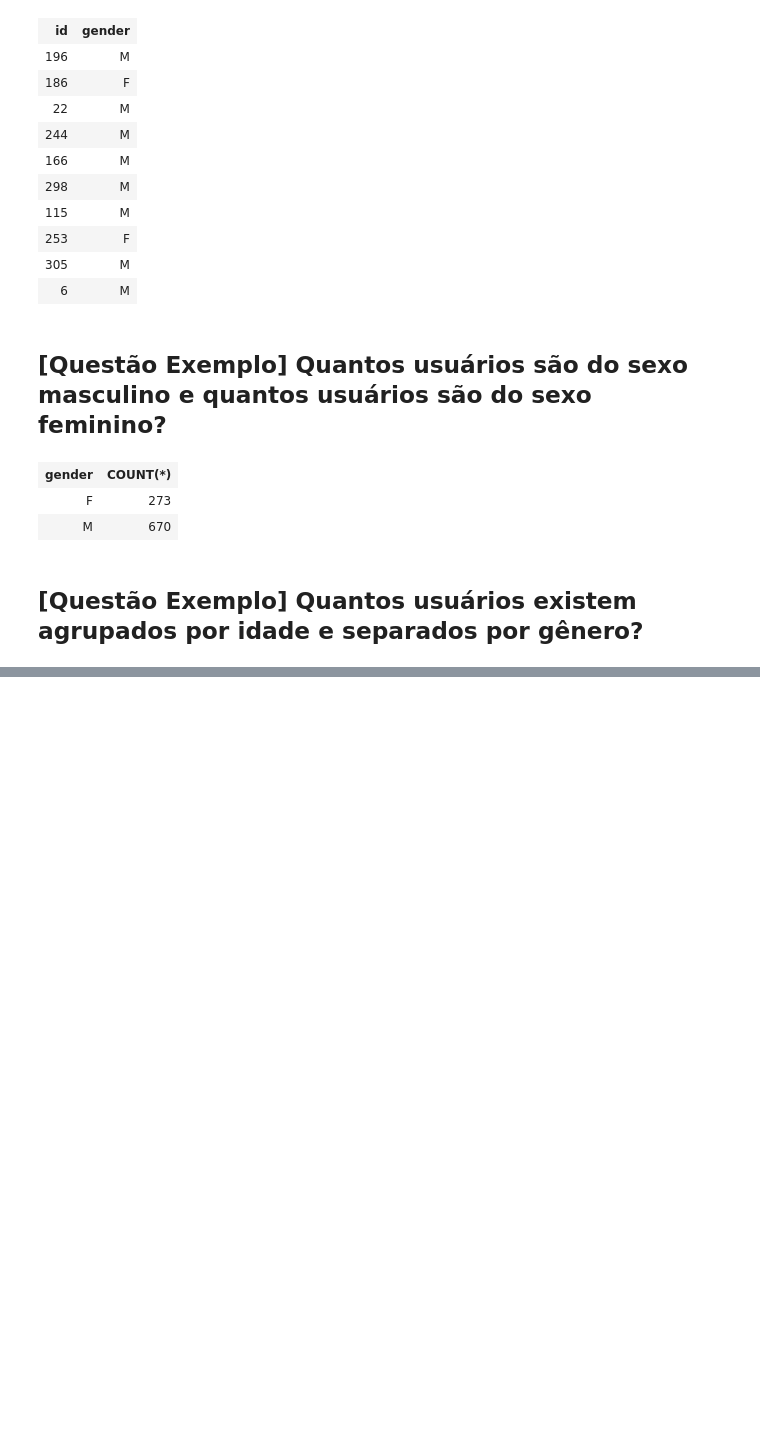
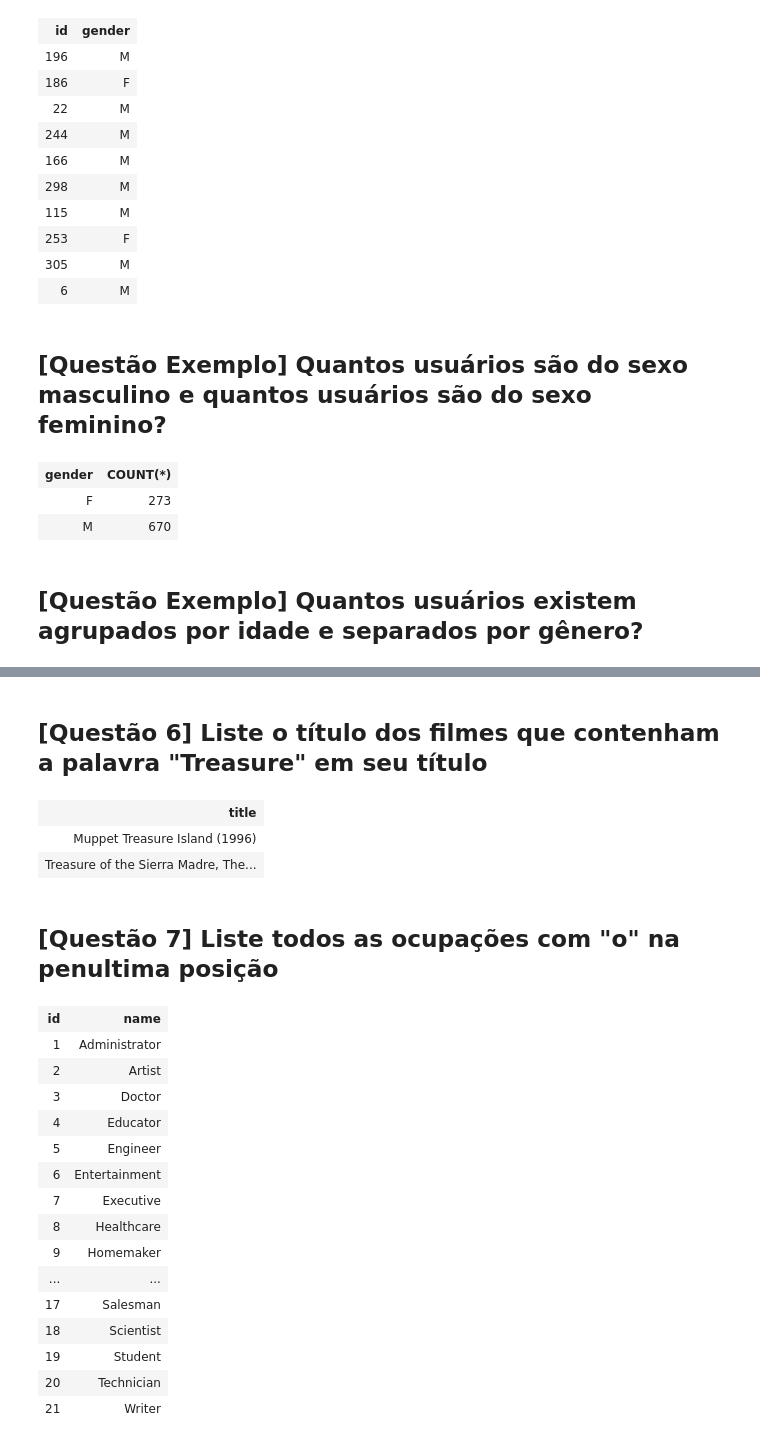
Before and after one commit to thedatasociety/lab-mariadb, a Jupyter notebook: labs/lab3/2.Exercicio_movielens.ipynb, the cells around one changed output, grey strips where cells are left out. Cells and saved outputs as stored; diff of their text form; code cells hidden in the pictures; blank space fills up the shorter version.

```diff
--- a/labs/lab3/2.Exercicio_movielens.ipynb
+++ b/labs/lab3/2.Exercicio_movielens.ipynb
@@ -184,0 +253,29 @@ GROUP BY age, gender;
+# %% [markdown]
+## [Questão 6] Liste o título dos filmes que contenham a palavra "Treasure" em seu título
+# %%
+SELECT title FROM movies WHERE title LIKE '%Treasure%';
+# %% [output]
+| title |
+| Muppet Treasure Island (1996) |
+| Treasure of the Sierra Madre, The... |
+# %% [markdown]
+## [Questão 7] Liste todos as ocupações com "o" na penultima posição
+# %%
+SELECT * FROM occupations WHERE name LIKE '%o_';
+# %% [output]
+| id | name |
+| 1 | Administrator |
+| 2 | Artist |
+| 3 | Doctor |
+| 4 | Educator |
+| 5 | Engineer |
+| 6 | Entertainment |
+| 7 | Executive |
+| 8 | Healthcare |
+| 9 | Homemaker |
+| ... | ... |
+| 17 | Salesman |
+| 18 | Scientist |
+| 19 | Student |
+| 20 | Technician |
+| 21 | Writer |
```
Also changed, not shown: parts of 36 cells of this notebook.
